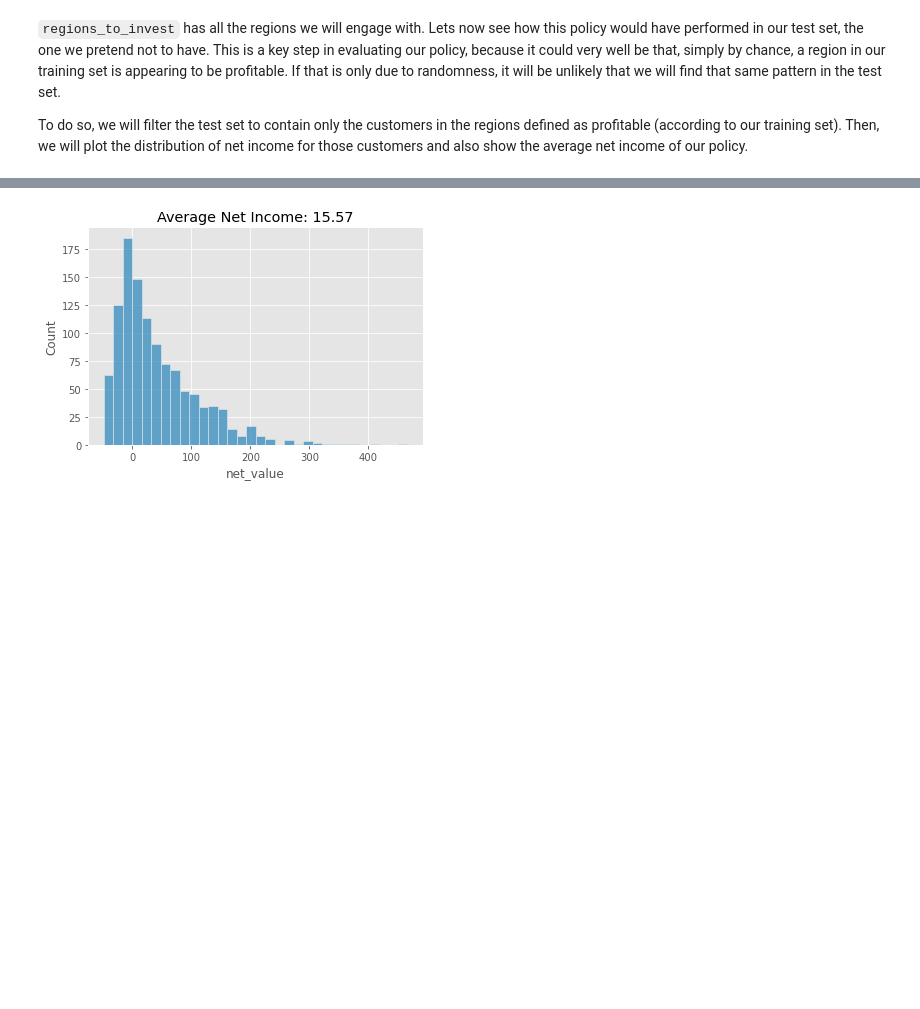
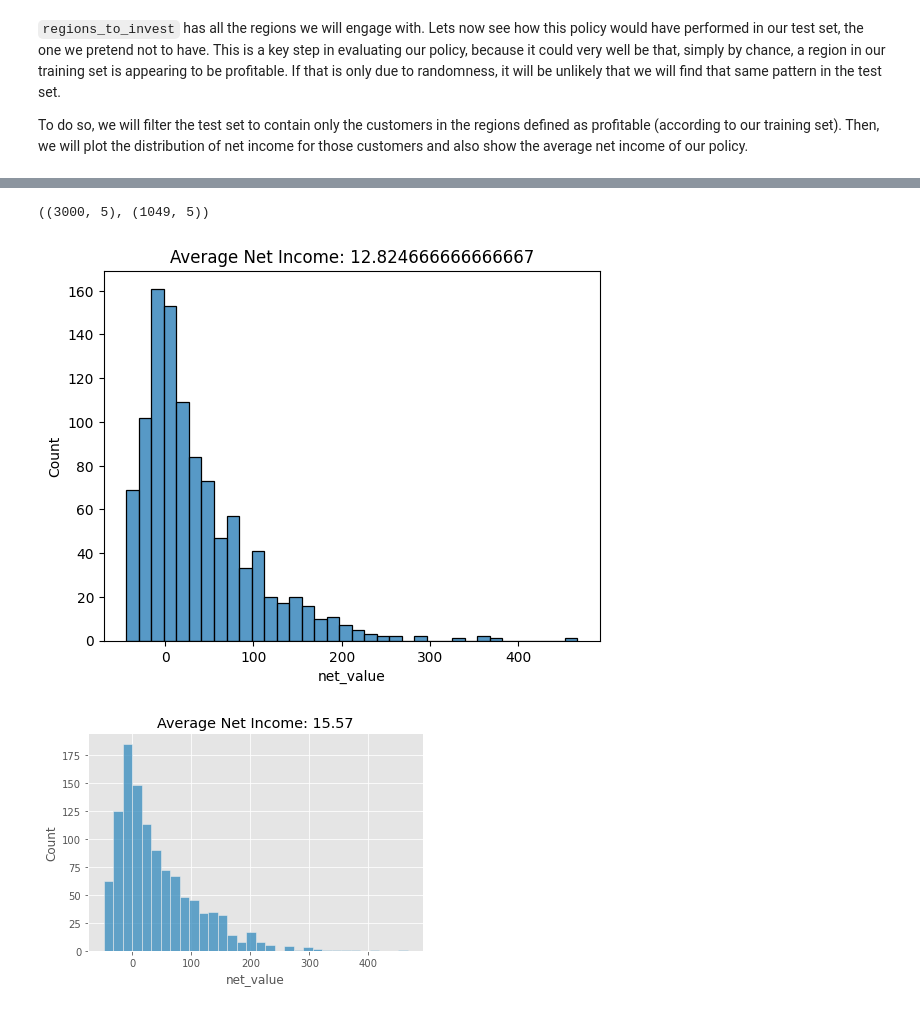
Before and after one commit to stevechengnyc/python-causality-handbook, a Jupyter notebook: causal-inference-for-the-brave-and-true/17-Predictive-Models-101.ipynb, the cells around one changed output, grey strips where cells are left out. Drawn from its saved outputs; the diff is of its cells as text; code cells hidden in the pictures; blank space fills up the shorter version.

```diff
--- a/causal-inference-for-the-brave-and-true/17-Predictive-Models-101.ipynb
+++ b/causal-inference-for-the-brave-and-true/17-Predictive-Models-101.ipynb
@@ -716,3 +735,6 @@ regions_to_invest
 `regions_to_invest` has all the regions we will engage with. Lets now see how this policy would have performed in our test set, the one we pretend not to have. This is a key step in evaluating our policy, because it could very well be that, simply by chance, a region in our training set is appearing to be profitable. If that is only due to randomness, it will be unlikely that we will find that same pattern in the test set.
 
 To do so, we will filter the test set to contain only the customers in the regions defined as profitable (according to our training set). Then, we will plot the distribution of net income for those customers and also show the average net income of our policy.
+# %%
+regions_to_invest = regions_to_net[regions_to_net['lower_bound' ]>0][['region', 'lower_bound']]
+regions_to_invest.head()
@@ -719,3 +757,16 @@ To do so, we will filter the test set to contain only the customers in the regio
+# %%
+region_policy = test[test['region'].isin(regions_to_invest['region'])]
+# %%
+test.shape, region_policy.shape
+# %% [output]
+((3000, 5), (1049, 5))
+# %%
+sns.histplot(data =region_policy, x = "net_value" )
+# average has to be over all customers, not just the one we've filtered with the policy
+#plt.title("Average Net Income: %.2f" % (region_policy["net_value"].sum() / test.shape[0]));
+plt.title(f"Average Net Income: {region_policy['net_value'].sum() / test.shape[0]}");
+# %% [output]
+[figure, added]
 # %%
 region_policy = (test[test["region"]
                       # filter regions in regions_to_invest
```
Also changed, not shown: parts of 12 cells of this notebook.
